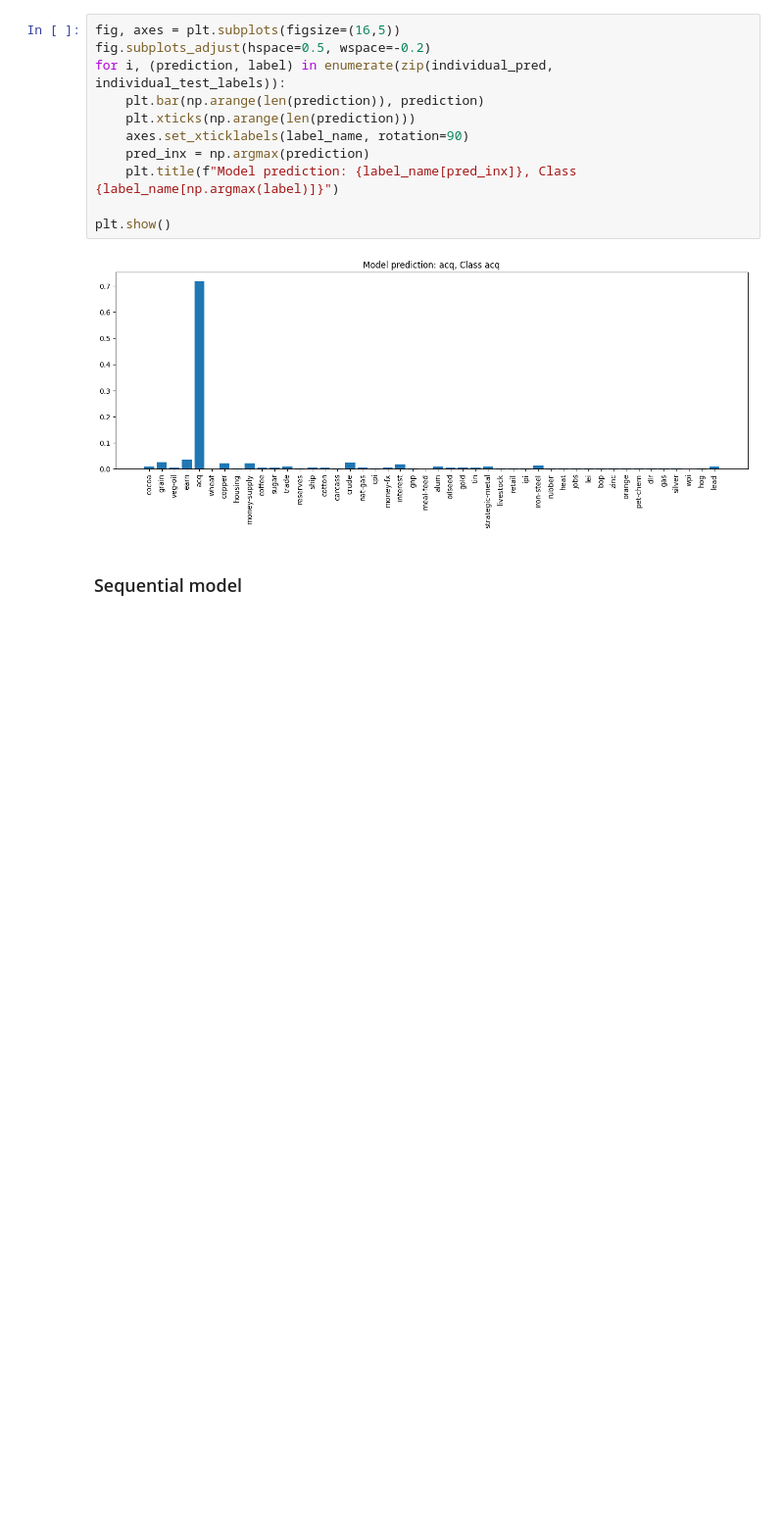
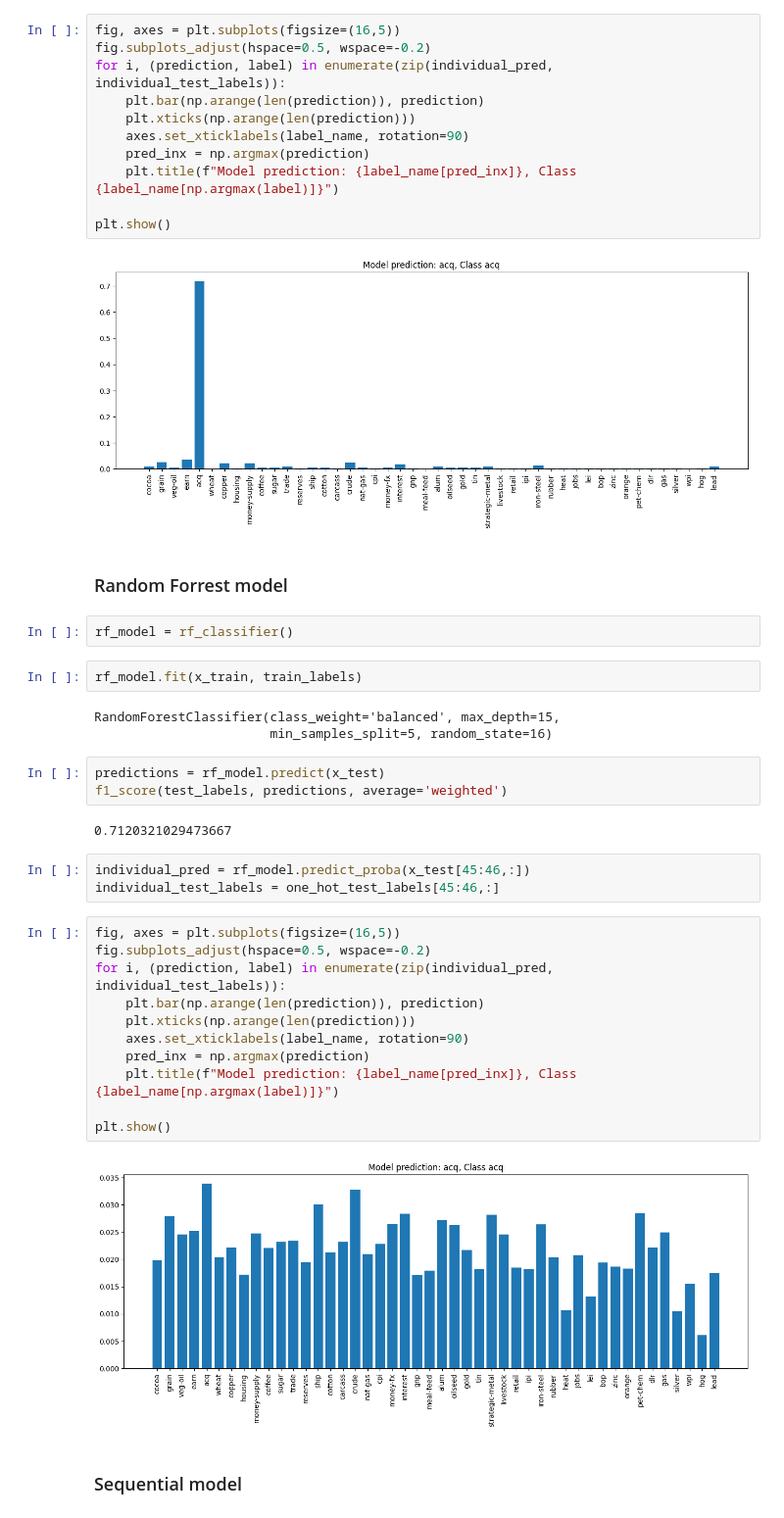
Before and after one commit to nhungnoon/compare-model-performance, a Jupyter notebook: example_notebook/example_nlp_model.ipynb, the cells around one changed output. Shown at 98% size. Cells and saved outputs as stored; diff of their text form; blank space fills up the shorter version.

Commit message:
random forest model (#12)
* random forest model

* update notebook

---------

Co-authored-by: nhungnoon <nhung@local>

```diff
--- a/example_notebook/example_nlp_model.ipynb
+++ b/example_notebook/example_nlp_model.ipynb
@@ -50,6 +50,36 @@ for i, (prediction, label) in enumerate(zip(individual_pred, individual_test_lab
 plt.show()
 # %% [output]
 [figure]
+# %% [markdown]
+### Random Forrest model
+# %%
+rf_model = rf_classifier()
+# %%
+rf_model.fit(x_train, train_labels)
+# %% [output]
+RandomForestClassifier(class_weight='balanced', max_depth=15,
+                       min_samples_split=5, random_state=16)
+# %%
+predictions = rf_model.predict(x_test)
+f1_score(test_labels, predictions, average='weighted')
+# %% [output]
+0.7120321029473667
+# %%
+individual_pred = rf_model.predict_proba(x_test[45:46,:])
+individual_test_labels = one_hot_test_labels[45:46,:]
+# %%
+fig, axes = plt.subplots(figsize=(16,5))
+fig.subplots_adjust(hspace=0.5, wspace=-0.2)
+for i, (prediction, label) in enumerate(zip(individual_pred, individual_test_labels)):
+    plt.bar(np.arange(len(prediction)), prediction)
+    plt.xticks(np.arange(len(prediction)))
+    axes.set_xticklabels(label_name, rotation=90)
+    pred_inx = np.argmax(prediction)
+    plt.title(f"Model prediction: {label_name[pred_inx]}, Class {label_name[np.argmax(label)]}")
+
+plt.show()
+# %% [output]
+[figure, added]
 # %% [markdown]
 ### Sequential model
 # %%
```
Also changed, not shown: parts of 1 cell of this notebook, 1 other file.
